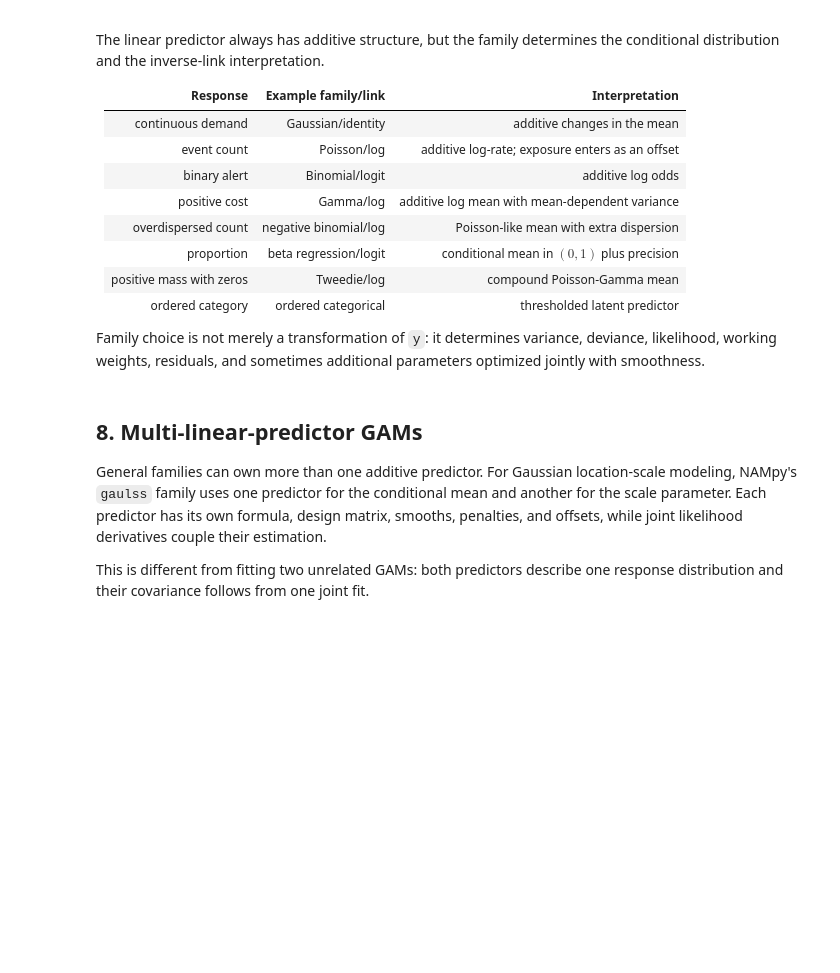
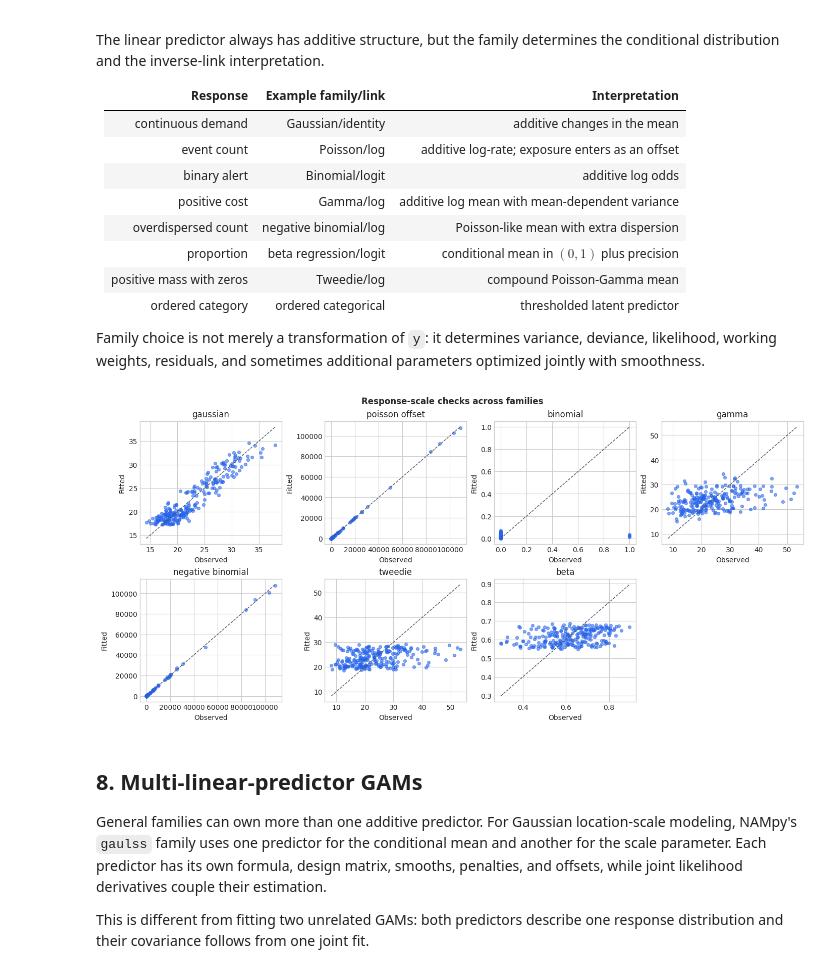
Before and after one commit to OpenTabular/NAMpy, a Jupyter notebook: docs/notebooks/01_gam.ipynb, the cells around one changed output. Saved outputs shown, nothing was run; the diff lists cells and outputs as text; code cells hidden in the pictures; blank space fills up the shorter version.

```diff
--- a/docs/notebooks/01_gam.ipynb
+++ b/docs/notebooks/01_gam.ipynb
@@ -361,58 +422,59 @@ family_models = {
         family={"name": "binomial", "link": "logit"},
         optimize_smoothing=True,
         smoothing_method="reml",
     ),
     "gamma": GAM(
         formula="cost ~ s(humidity, bs='cr', k=9) + s(temperature, bs='ps', k=8)",
         family={"name": "gamma", "link": "log"},
         optimize_smoothing=True,
         smoothing_method="reml",
     ),
     "negative_binomial": GAM(
         formula="events ~ s(temperature, bs='cr', k=9) + offset(log_exposure)",
         family={"name": "nb"},
         optimize_smoothing=True,
         smoothing_method="reml",
     ),
     "tweedie": GAM(
         formula="cost ~ s(temperature, bs='cr', k=9)",
         family={"name": "tweedie", "link": "log"},
         optimize_smoothing=True,
         smoothing_method="reml",
     ),
     "beta": GAM(
         formula="efficiency ~ s(temperature, bs='cr', k=9)",
         family={"name": "betar", "link": "logit", "theta": 12.0},
         optimize_smoothing=True,
         smoothing_method="reml",
     ),
 }
 
-if RUN_EXTENDED_FITS:
-    fitted_families = {
-        name: candidate.fit(data=data) for name, candidate in family_models.items()
-    }
-    response_columns = {
-        "gaussian": "demand",
-        "poisson_offset": "events",
-        "binomial": "alert",
-        "gamma": "cost",
-        "negative_binomial": "events",
-        "tweedie": "cost",
-        "beta": "efficiency",
-    }
-    fig, axes = plt.subplots(2, 4, figsize=(14, 6.5), constrained_layout=True)
-    for ax, (name, candidate) in zip(axes.flat, fitted_families.items(), strict=False):
-        observed = data[response_columns[name]].to_numpy()
-        fitted = np.asarray(candidate.predict(data, type="response")).reshape(-1)
-        ax.scatter(observed, fitted, s=18, alpha=0.55, color=COLORS[0])
-        lo, hi = min(observed.min(), fitted.min()), max(observed.max(), fitted.max())
-        ax.plot([lo, hi], [lo, hi], "--", color="#475569", linewidth=1)
-        ax.set(title=name.replace("_", " "), xlabel="Observed", ylabel="Fitted")
-    axes.flat[-1].axis("off")
-    fig.suptitle("Response-scale checks across families", fontweight="bold")
-    plt.show()
-    plt.close(fig)
+fitted_families = {
+    name: candidate.fit(data=data) for name, candidate in family_models.items()
+}
+response_columns = {
+    "gaussian": "demand",
+    "poisson_offset": "events",
+    "binomial": "alert",
+    "gamma": "cost",
+    "negative_binomial": "events",
+    "tweedie": "cost",
+    "beta": "efficiency",
+}
+fig, axes = plt.subplots(2, 4, figsize=(14, 6.5), constrained_layout=True)
+for ax, (name, candidate) in zip(axes.flat, fitted_families.items(), strict=False):
+    observed = data[response_columns[name]].to_numpy()
+    fitted = np.asarray(candidate.predict(data, type="response")).reshape(-1)
+    ax.scatter(observed, fitted, s=18, alpha=0.55, color=COLORS[0])
+    lo, hi = min(observed.min(), fitted.min()), max(observed.max(), fitted.max())
+    ax.plot([lo, hi], [lo, hi], "--", color="#475569", linewidth=1)
+    ax.set(title=name.replace("_", " "), xlabel="Observed", ylabel="Fitted")
+axes.flat[-1].axis("off")
+fig.suptitle("Response-scale checks across families", fontweight="bold")
+plt.show()
+plt.close(fig)
+# %% [output]
+[figure, added]
 # %% [markdown]
 ## 8. Multi-linear-predictor GAMs
 
```
Also changed, not shown: parts of 11 cells of this notebook, 17 other files.
